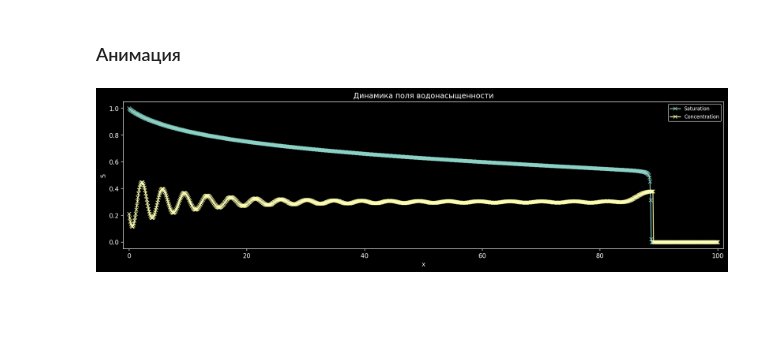
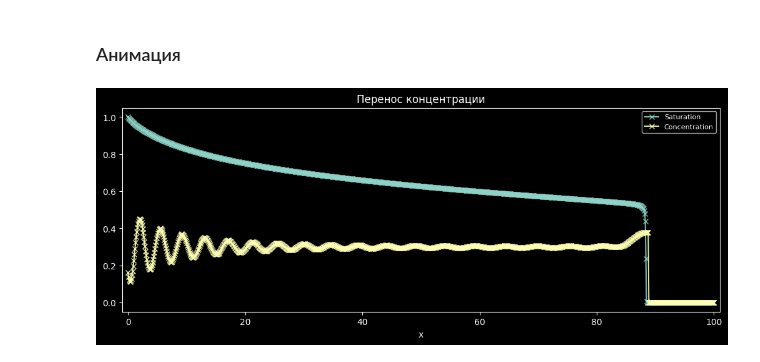
Before and after one commit to lnrSmglln/Carbonate-Acidizing-Modeling, a Jupyter notebook: 2phase/components transport.ipynb, the cells around one changed output. Drawn from its saved outputs; the diff is of its cells as text; code cells hidden in the pictures; blank space fills up the shorter version.

```diff
--- a/2phase/components transport.ipynb
+++ b/2phase/components transport.ipynb
@@ -316,38 +316,37 @@ import matplotlib.animation as animation
 
 plt.style.use('dark_background')
 
-n_frames = 100
+n_frames = 80
 
 t_opt = []
 conc_opt = []
 sat_opt = []
 for i in range(S.shape[0]):
     if i % (total_time // tau // (n_frames-1)) == 0:
         t_opt.append(t[i])
         conc_opt.append(conc[i])
         sat_opt.append(S[i])
 
-fig, ax = plt.subplots(figsize=(14, 4), layout='constrained', dpi=150)
+fig, ax = plt.subplots(figsize=(10, 4), layout='constrained', dpi=100)
 
 sat_line, = ax.plot(x, S[0], label="Saturation", marker="x", alpha=0.9)
 conc_line, = ax.plot(x, conc[0], label="Concentration", marker="x", alpha=0.9)
 
-plt.title("Динамика поля водонасыщенности")
+plt.title("Перенос концентрации")
 
-ax.set_ylabel("S")
 ax.set_xlabel("x")
 ax.set_ylim([-0.05, 1.05])
 ax.set_xlim([-0.01 * length, length * 1.01])
 
 ax.legend(fontsize=8)
 
 def update(frame):
     # update the line plot:
     conc_line.set_data(x, conc_opt[frame])
     sat_line.set_data(x, sat_opt[frame])
     return conc_line, sat_line
 
 ani = animation.FuncAnimation(fig=fig, func=update, frames=n_frames, interval=0.1, blit=True)
 ani.save(filename="../data/periodic_concentration_field.gif", writer="pillow")
 # %% [output]
-[figure, old version]
+[figure, new version]
```
Also changed, not shown: 3 other files.
